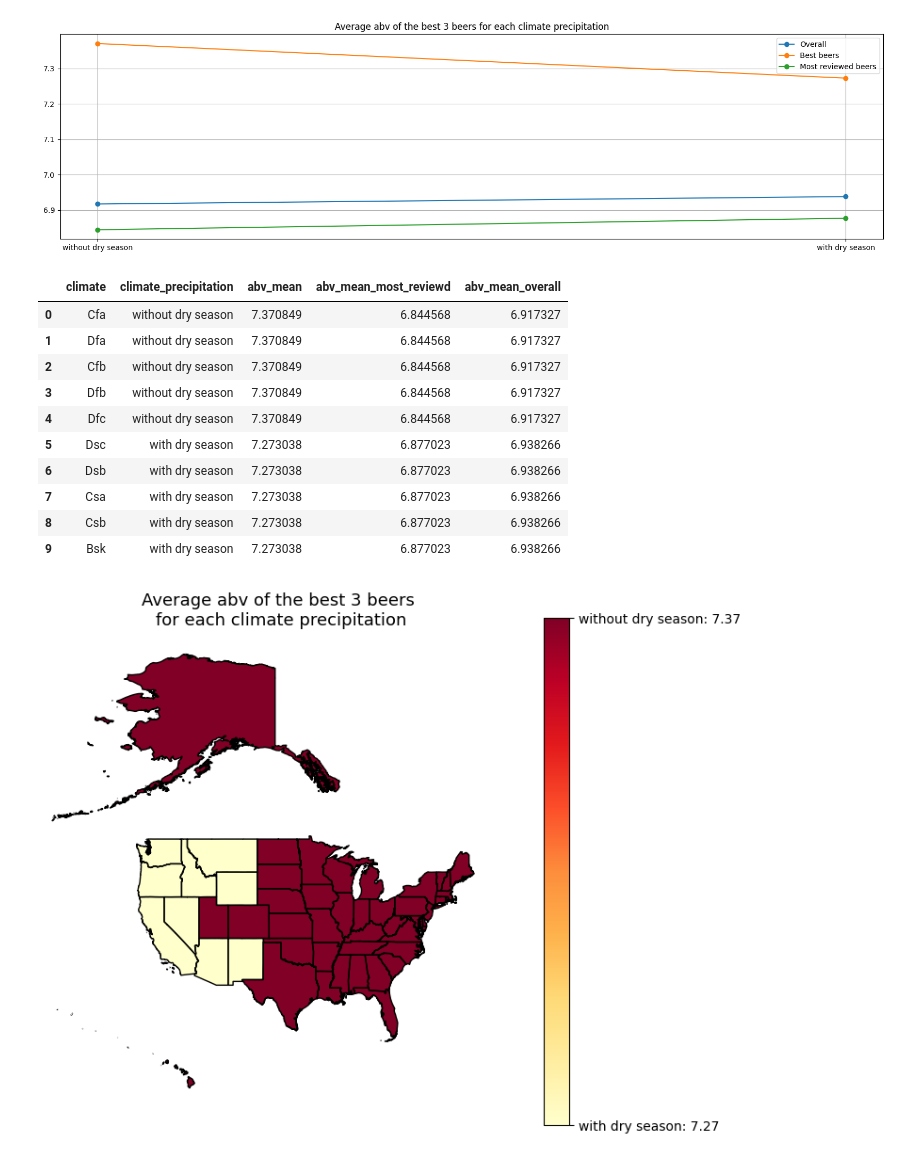
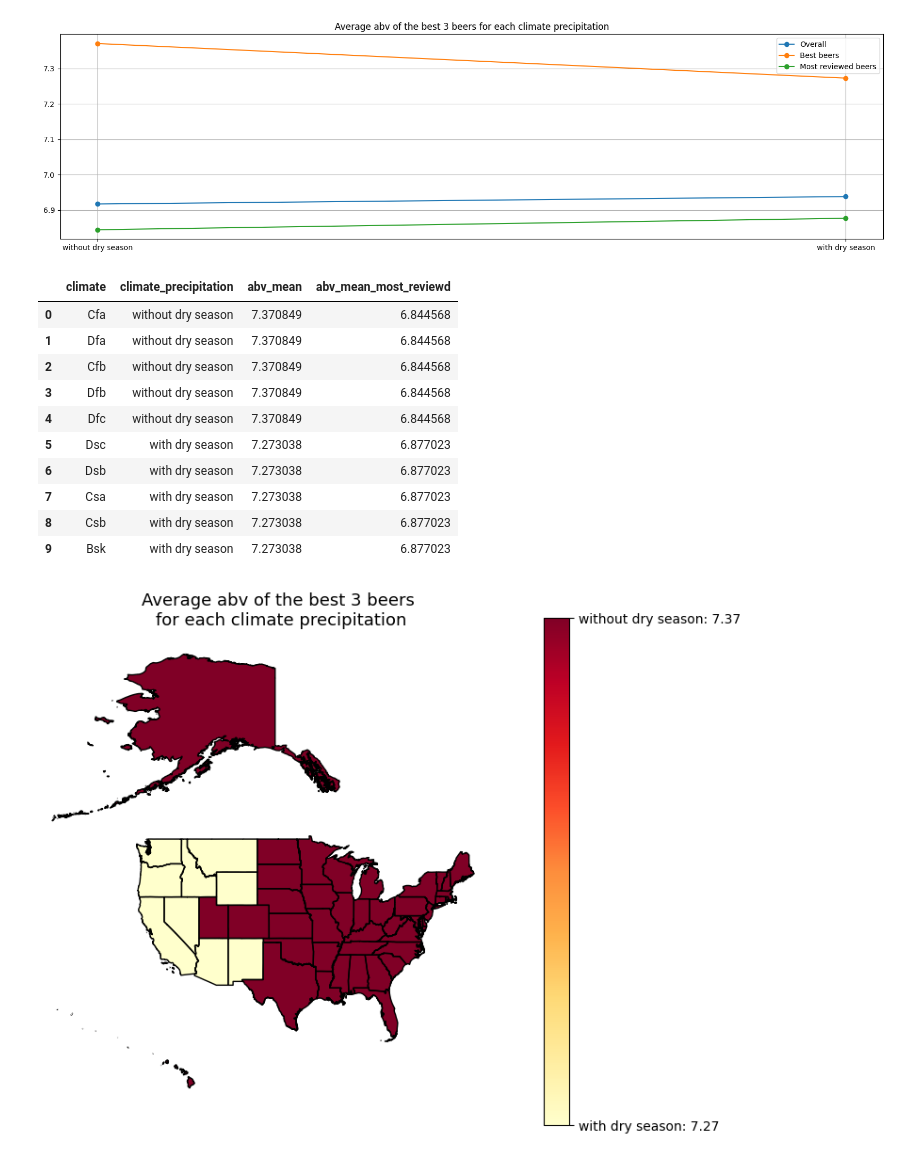
Before and after one commit to epfl-ada/ada-2023-project-riskybiscuits, a Jupyter notebook: abv_and_climate.ipynb, the cells around one changed output. Cells and saved outputs as stored; diff of their text form; code cells hidden in the pictures.

```diff
--- a/abv_and_climate.ipynb
+++ b/abv_and_climate.ipynb
@@ -658,43 +646,39 @@ Overall average of most reviewed beers for climate with dry season: 3.8719161858
 # %%
 # load the df with the climate classified
 climate_classified = pd.read_csv("data/climate_classified.csv")
 
 # create a df with all the cliate in a column,
 # in the second the corresponding climate precipitation a
 climate_names_precipitation = pd.DataFrame(
     us_abv_ratings["climate"].unique(), columns=["climate"]
 )
 climate_names_precipitation["climate_precipitation"] = climate_names_precipitation[
     "climate"
 ].map(climate_classified.set_index("climate")["seasonal_precipitation"])
 # in the third the average abv of the best 3 beers for each climate scheme
 climate_names_precipitation["abv_mean"] = climate_names_precipitation[
     "climate_precipitation"
 ].map(best_beers_precipitation_abv)
 
 # in the fourth the average abv of the most reviewed beers for each climate scheme
 climate_names_precipitation["abv_mean_most_reviewd"] = climate_names_precipitation[
     "climate_precipitation"
 ].map(most_reviewed_precipitation_abv)
 
-# in the fifth the average abv of all the beers for each climate scheme
-climate_names_precipitation["abv_mean_overall"] = climate_names_precipitation[
-    "climate_precipitation"
-].map(mean_abv_overall)
 
 climate_names_precipitation.head(10)
 # %% [output]
-|  | climate | climate_precipitation | abv_mean | abv_mean_most_reviewd | abv_mean_overall |
-| 0 | Cfa | without dry season | 7.370849 | 6.844568 | 6.917327 |
-| 1 | Dfa | without dry season | 7.370849 | 6.844568 | 6.917327 |
-| 2 | Cfb | without dry season | 7.370849 | 6.844568 | 6.917327 |
-| 3 | Dfb | without dry season | 7.370849 | 6.844568 | 6.917327 |
-| 4 | Dfc | without dry season | 7.370849 | 6.844568 | 6.917327 |
-| 5 | Dsc | with dry season | 7.273038 | 6.877023 | 6.938266 |
-| 6 | Dsb | with dry season | 7.273038 | 6.877023 | 6.938266 |
-| 7 | Csa | with dry season | 7.273038 | 6.877023 | 6.938266 |
-| 8 | Csb | with dry season | 7.273038 | 6.877023 | 6.938266 |
-| 9 | Bsk | with dry season | 7.273038 | 6.877023 | 6.938266 |
+|  | climate | climate_precipitation | abv_mean | abv_mean_most_reviewd |
+| 0 | Cfa | without dry season | 7.370849 | 6.844568 |
+| 1 | Dfa | without dry season | 7.370849 | 6.844568 |
+| 2 | Cfb | without dry season | 7.370849 | 6.844568 |
+| 3 | Dfb | without dry season | 7.370849 | 6.844568 |
+| 4 | Dfc | without dry season | 7.370849 | 6.844568 |
+| 5 | Dsc | with dry season | 7.273038 | 6.877023 |
+| 6 | Dsb | with dry season | 7.273038 | 6.877023 |
+| 7 | Csa | with dry season | 7.273038 | 6.877023 |
+| 8 | Csb | with dry season | 7.273038 | 6.877023 |
+| 9 | Bsk | with dry season | 7.273038 | 6.877023 |
 # %%
 # plot the average abv of the best 3 beers for each climate precipitation
 plot_climate_stats(
```
Also changed, not shown: parts of 6 cells of this notebook.
